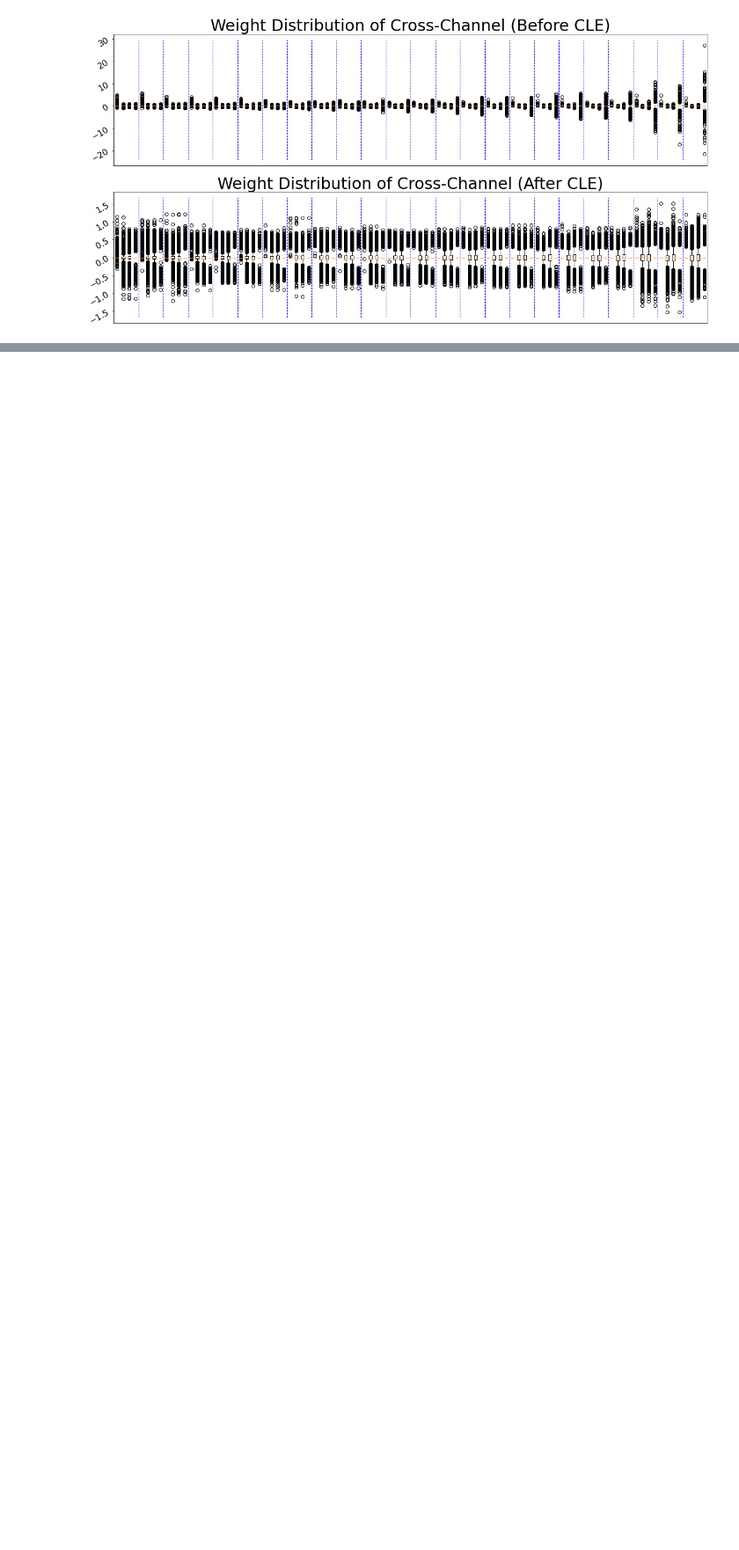
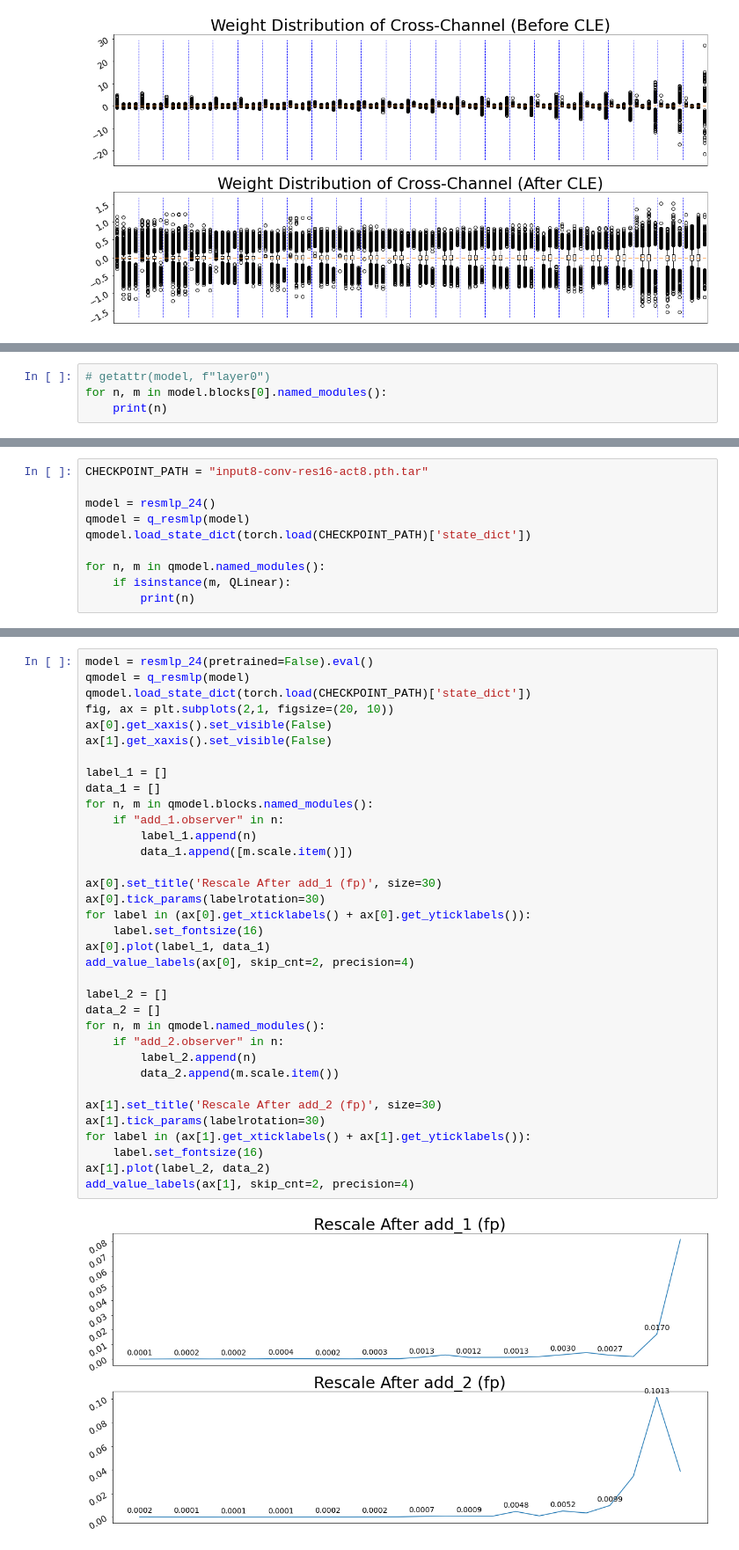
Before and after one commit to scott306lr/ResMLP_QAT, a Jupyter notebook: model_analyze.ipynb, the cells around one changed output, grey strips where cells are left out. Shown at 88% size. Cells and saved outputs as stored; diff of their text form; blank space fills up the shorter version.

```diff
--- a/model_analyze.ipynb
+++ b/model_analyze.ipynb
@@ -87,0 +55,4 @@ FileNotFoundError: [WinError 3] 系統找不到指定的路徑。: '/mnt/disk1/i
+# %%
+# getattr(model, f"layer0")
+for n, m in model.blocks[0].named_modules():
+    print(n)
@@ -87,0 +113,10 @@ FileNotFoundError: [WinError 3] 系統找不到指定的路徑。: '/mnt/disk1/i
+# %%
+CHECKPOINT_PATH = "input8-conv-res16-act8.pth.tar"
+
+model = resmlp_24()
+qmodel = q_resmlp(model)
+qmodel.load_state_dict(torch.load(CHECKPOINT_PATH)['state_dict'])
+
+for n, m in qmodel.named_modules():
+    if isinstance(m, QLinear):
+        print(n)
@@ -87,0 +125,37 @@ FileNotFoundError: [WinError 3] 系統找不到指定的路徑。: '/mnt/disk1/i
+# %%
+model = resmlp_24(pretrained=False).eval()
+qmodel = q_resmlp(model)
+qmodel.load_state_dict(torch.load(CHECKPOINT_PATH)['state_dict'])
+fig, ax = plt.subplots(2,1, figsize=(20, 10))
+ax[0].get_xaxis().set_visible(False)
+ax[1].get_xaxis().set_visible(False)
+
+label_1 = []
+data_1 = []
+for n, m in qmodel.blocks.named_modules():
+    if "add_1.observer" in n:
+        label_1.append(n)
+        data_1.append([m.scale.item()])
+
+ax[0].set_title('Rescale After add_1 (fp)', size=30)
+ax[0].tick_params(labelrotation=30)
+for label in (ax[0].get_xticklabels() + ax[0].get_yticklabels()):
+    label.set_fontsize(16)
+ax[0].plot(label_1, data_1)
+add_value_labels(ax[0], skip_cnt=2, precision=4)
+
+label_2 = []
+data_2 = []
+for n, m in qmodel.named_modules():
+    if "add_2.observer" in n:
+        label_2.append(n)
+        data_2.append(m.scale.item())
+
+ax[1].set_title('Rescale After add_2 (fp)', size=30)
+ax[1].tick_params(labelrotation=30)
+for label in (ax[1].get_xticklabels() + ax[1].get_yticklabels()):
+    label.set_fontsize(16)
+ax[1].plot(label_2, data_2)
+add_value_labels(ax[1], skip_cnt=2, precision=4)
+# %% [output]
+[figure, added]
```
Also changed, not shown: parts of 10 cells of this notebook, 4 other files.
